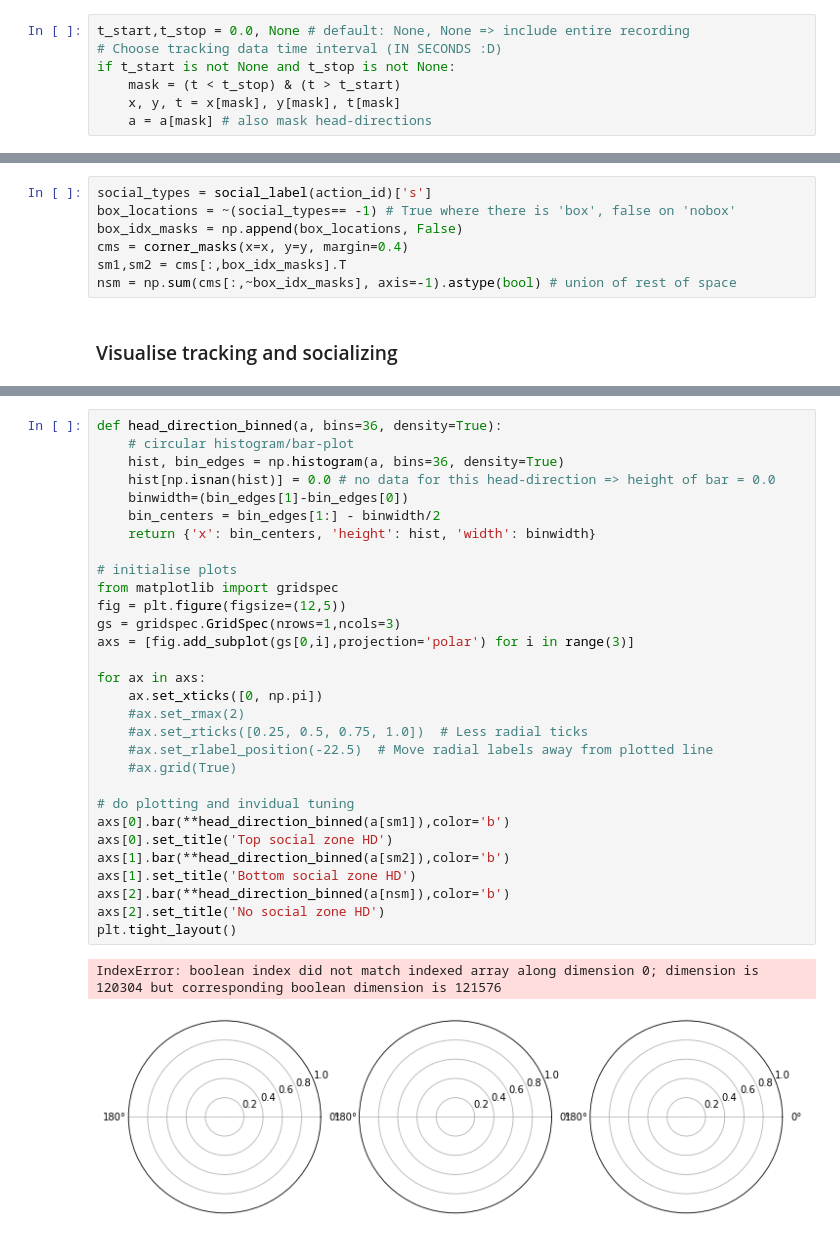
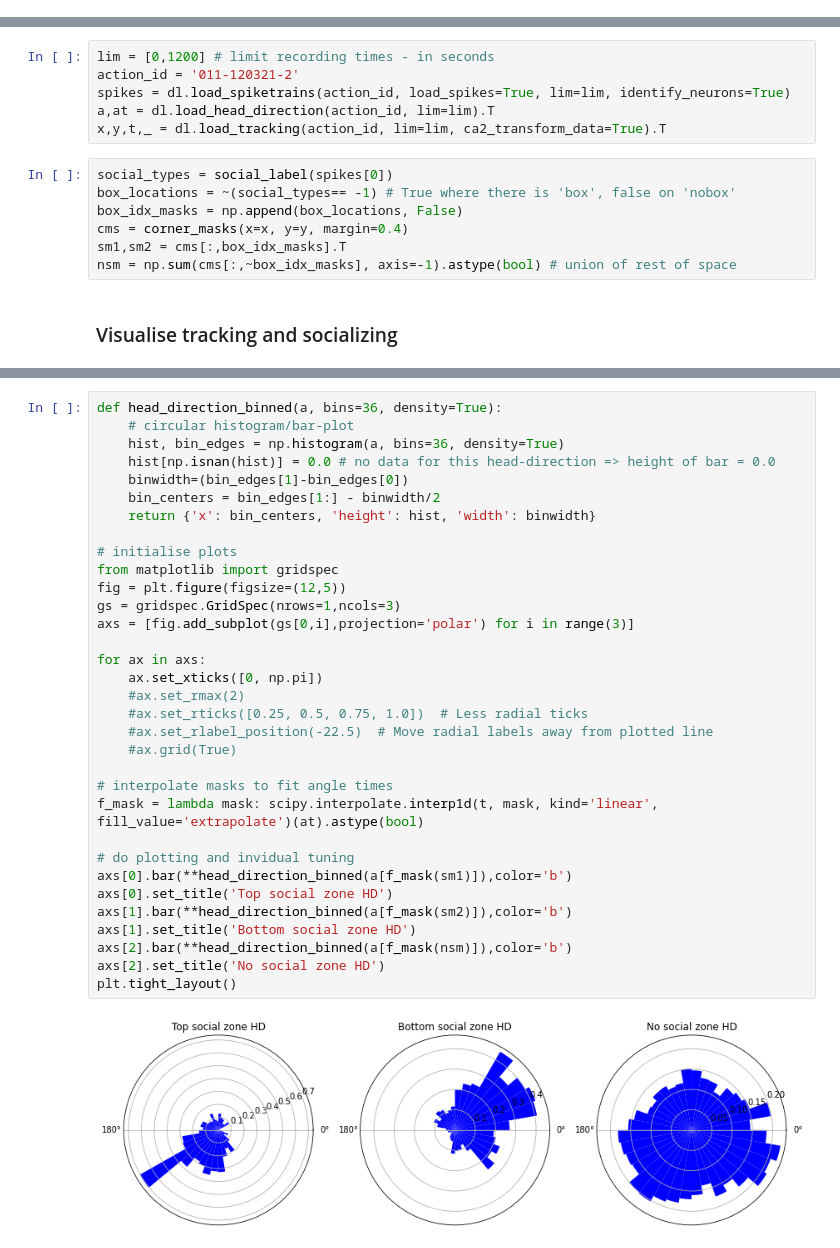
Before and after one commit to CINPLA/cinpla-base, a Jupyter notebook: notebooks/000-annotate-social-interactions-visualisation.ipynb, the cells around one changed output, grey strips where cells are left out. Drawn from its saved outputs; the diff is of its cells as text.

```diff
--- a/notebooks/000-annotate-social-interactions-visualisation.ipynb
+++ b/notebooks/000-annotate-social-interactions-visualisation.ipynb
@@ -146,7 +26,0 @@ Inconsistency in tracking data between head direction and tracking, 0.0
-# %%
-t_start,t_stop = 0.0, None # default: None, None => include entire recording
-# Choose tracking data time interval (IN SECONDS :D)
-if t_start is not None and t_stop is not None:
-    mask = (t < t_stop) & (t > t_start)
-    x, y, t = x[mask], y[mask], t[mask]
-    a = a[mask] # also mask head-directions
@@ -155,5 +29,11 @@ if t_start is not None and t_stop is not None:
+# %%
+lim = [0,1200] # limit recording times - in seconds
+action_id = '011-120321-2'
+spikes = dl.load_spiketrains(action_id, load_spikes=True, lim=lim, identify_neurons=True)
+a,at = dl.load_head_direction(action_id, lim=lim).T
+x,y,t,_ = dl.load_tracking(action_id, lim=lim, ca2_transform_data=True).T
 # %%
-social_types = social_label(action_id)['s']
+social_types = social_label(spikes[0])
 box_locations = ~(social_types== -1) # True where there is 'box', false on 'nobox'
 box_idx_masks = np.append(box_locations, False)
 cms = corner_masks(x=x, y=y, margin=0.4)
@@ -194,36 +86,38 @@ plt.tight_layout()
 # %%
 def head_direction_binned(a, bins=36, density=True):
     # circular histogram/bar-plot
     hist, bin_edges = np.histogram(a, bins=36, density=True)
     hist[np.isnan(hist)] = 0.0 # no data for this head-direction => height of bar = 0.0
     binwidth=(bin_edges[1]-bin_edges[0])
     bin_centers = bin_edges[1:] - binwidth/2
     return {'x': bin_centers, 'height': hist, 'width': binwidth}
 
 # initialise plots
 from matplotlib import gridspec
 fig = plt.figure(figsize=(12,5))
 gs = gridspec.GridSpec(nrows=1,ncols=3)
 axs = [fig.add_subplot(gs[0,i],projection='polar') for i in range(3)]
 
 for ax in axs:
     ax.set_xticks([0, np.pi])
     #ax.set_rmax(2)
     #ax.set_rticks([0.25, 0.5, 0.75, 1.0])  # Less radial ticks
     #ax.set_rlabel_position(-22.5)  # Move radial labels away from plotted line
     #ax.grid(True)
 
+# interpolate masks to fit angle times
+f_mask = lambda mask: scipy.interpolate.interp1d(t, mask, kind='linear', fill_value='extrapolate')(at).astype(bool)
+
 # do plotting and invidual tuning
-axs[0].bar(**head_direction_binned(a[sm1]),color='b')
+axs[0].bar(**head_direction_binned(a[f_mask(sm1)]),color='b')
 axs[0].set_title('Top social zone HD')
-axs[1].bar(**head_direction_binned(a[sm2]),color='b')
+axs[1].bar(**head_direction_binned(a[f_mask(sm2)]),color='b')
 axs[1].set_title('Bottom social zone HD')
-axs[2].bar(**head_direction_binned(a[nsm]),color='b')
+axs[2].bar(**head_direction_binned(a[f_mask(nsm)]),color='b')
 axs[2].set_title('No social zone HD')
 plt.tight_layout()
 # %% [output]
-IndexError: boolean index did not match indexed array along dimension 0; dimension is 120304 but corresponding boolean dimension is 121576
-[figure, old version]
+[figure, new version]
 # %%
 def vonmises_kde(data, kappa=100, n_bins=100):
     # Kernel Density Estimation - continuous equivalent of a histogram
```
Also changed, not shown: parts of 14 cells of this notebook, 40 other files.
